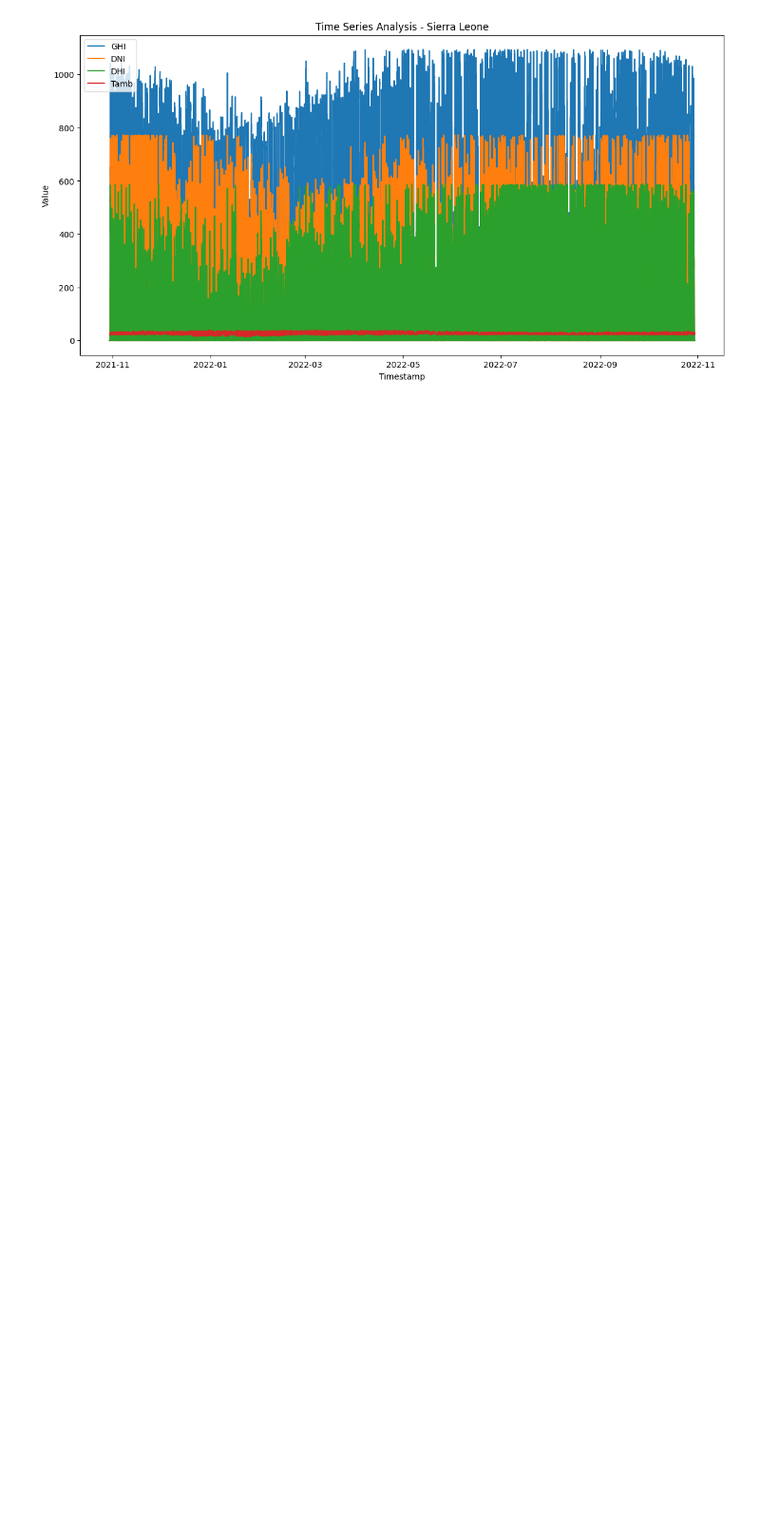
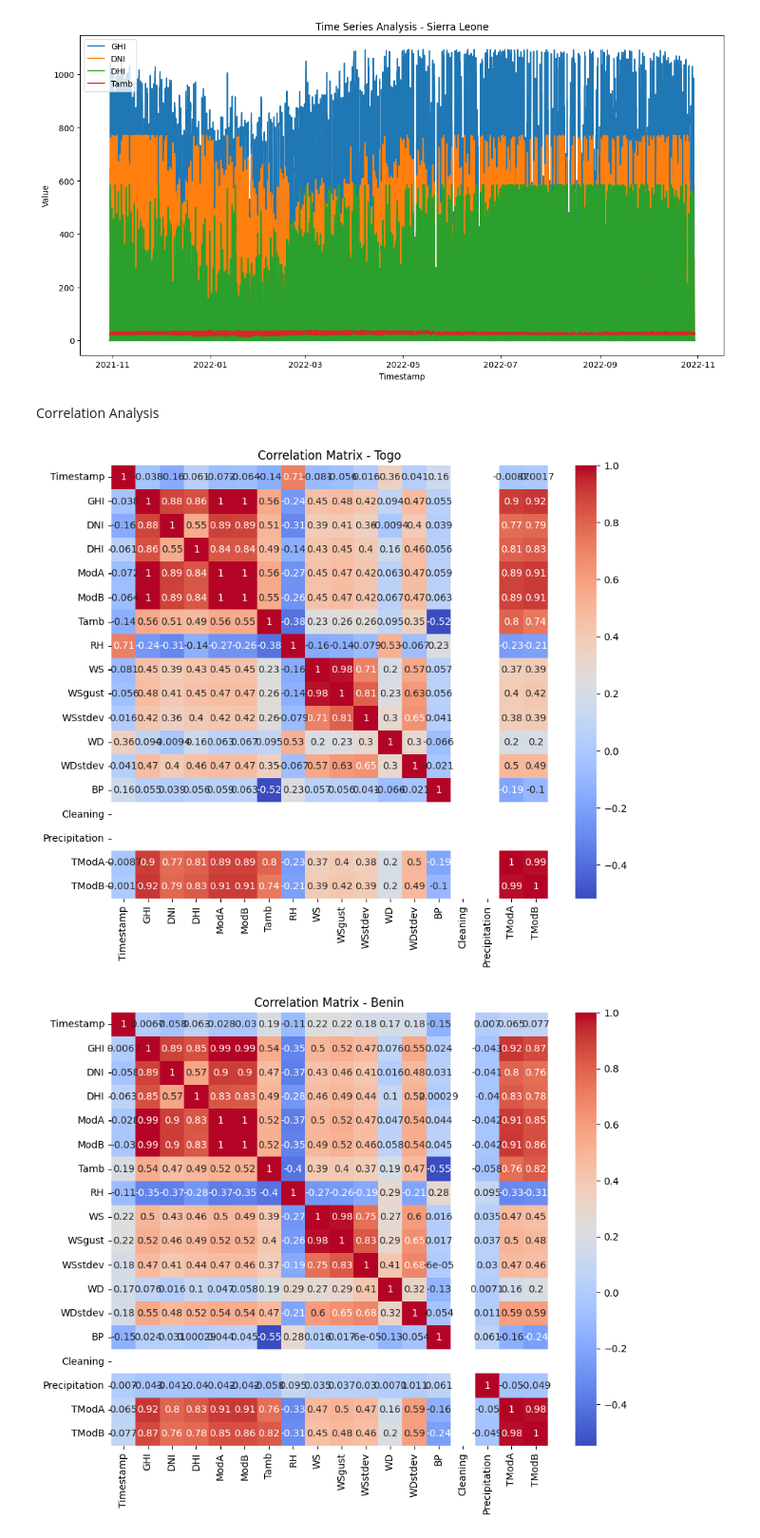
Before and after one commit to Birkity/10_Academy, a Jupyter notebook: notebooks/eda.ipynb, the cells around one changed output. Shown at 95% size. Drawn from its saved outputs; the diff is of its cells as text; code cells hidden in the pictures; blank space fills up the shorter version.

Commit message:
Correlation analysis

```diff
--- a/notebooks/eda.ipynb
+++ b/notebooks/eda.ipynb
@@ -167,3 +167,29 @@ plot_time_series(sierra_leone_cleaned, 'Sierra Leone')
 [figure]
 [figure]
 [figure]
+# %% [markdown]
+Correlation Analysis
+# %%
+import matplotlib.pyplot as plt
+import seaborn as sns
+
+
+plt.figure(figsize=(10, 8))
+sns.heatmap(togo_cleaned.corr(), annot=True, cmap='coolwarm')
+plt.title('Correlation Matrix - Togo')
+plt.show()
+
+
+plt.figure(figsize=(10, 8))
+sns.heatmap(benin_cleaned.corr(), annot=True, cmap='coolwarm')
+plt.title('Correlation Matrix - Benin')
+plt.show()
+
+
+plt.figure(figsize=(10, 8))
+sns.heatmap(sierra_leone_cleaned.corr(), annot=True, cmap='coolwarm')
+plt.title('Correlation Matrix - Sierra Leone')
+plt.show()
+# %% [output]
+[figure, added]
+[figure, added]
```
Also changed, not shown: parts of 1 cell of this notebook.
